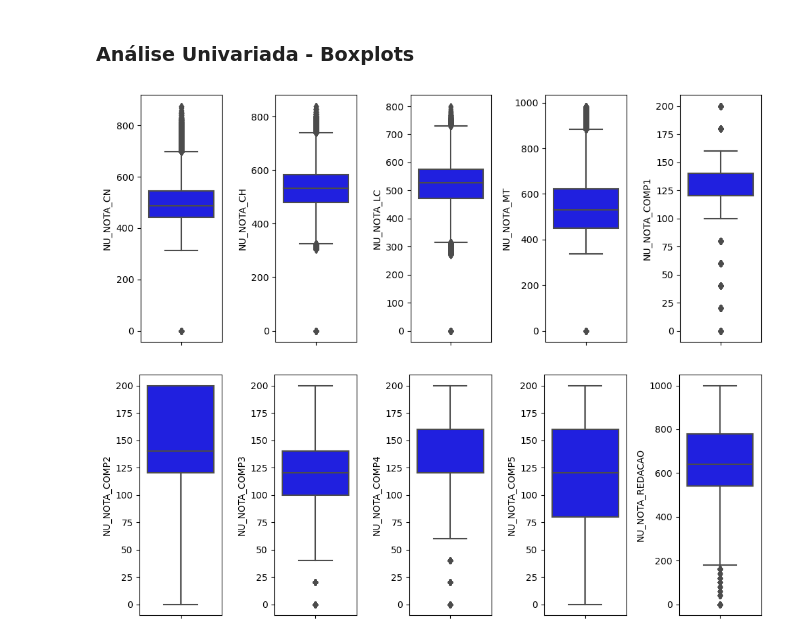
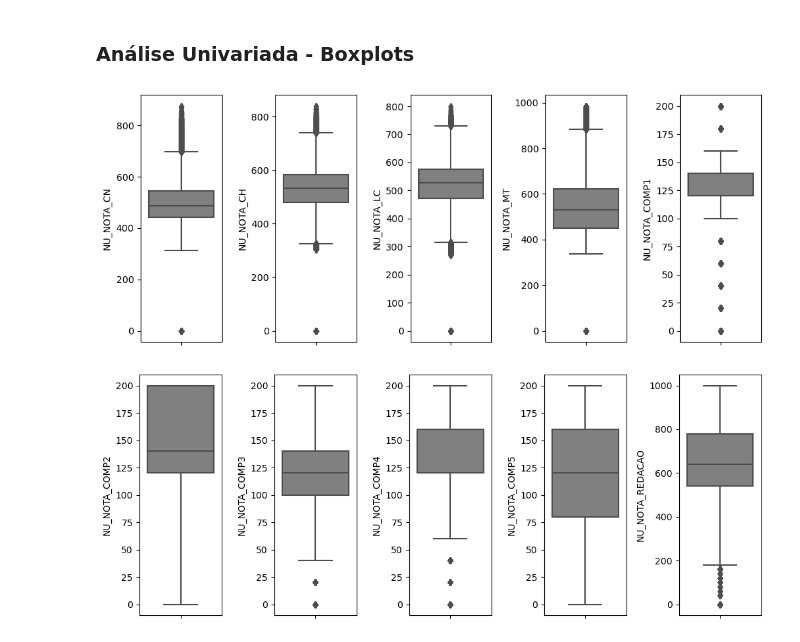
Before and after one commit to carlosrodriguesjf/analise_microdados_enem_2022, a Jupyter notebook: Analise dos microdados do Enem 2022.ipynb, the cells around one changed output. Drawn from its saved outputs; the diff is of its cells as text; code cells hidden in the pictures.

```diff
--- a/Analise dos microdados do Enem 2022.ipynb
+++ b/Analise dos microdados do Enem 2022.ipynb
@@ -300,15 +304,15 @@ Name: Q025, dtype: int64
 plt.subplots(figsize=(20,4))
 for i in range(0, 5):
     plt.subplot(1, len(nums), i + 1)
-    sns.boxplot(y = dfNumsLimpos[nums[i]], color = 'blue', orient = 'v')
+    sns.boxplot(y = dfNumsLimpos[nums[i]], color = 'gray', orient = 'v')
     plt.tight_layout()
 # %% [output]
-[figure, old version]
+[figure, new version]
 # %%
 plt.subplots(figsize=(20,4))
 for i in range(5, len(nums)):
     plt.subplot(1, len(nums), i + 1)
-    sns.boxplot(y = dfNumsLimpos[nums[i]], color = 'blue', orient = 'v')
+    sns.boxplot(y = dfNumsLimpos[nums[i]], color = 'gray', orient = 'v')
     plt.tight_layout()
 # %% [output]
-[figure, old version]
+[figure, new version]
```
Also changed, not shown: parts of 35 cells of this notebook.
